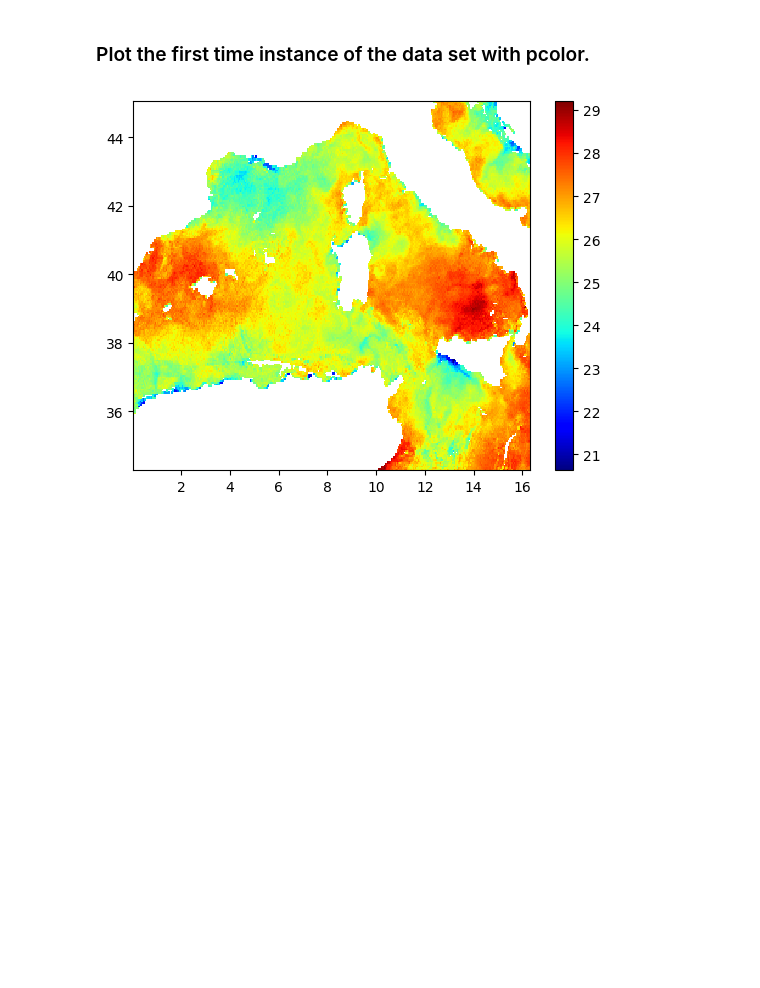
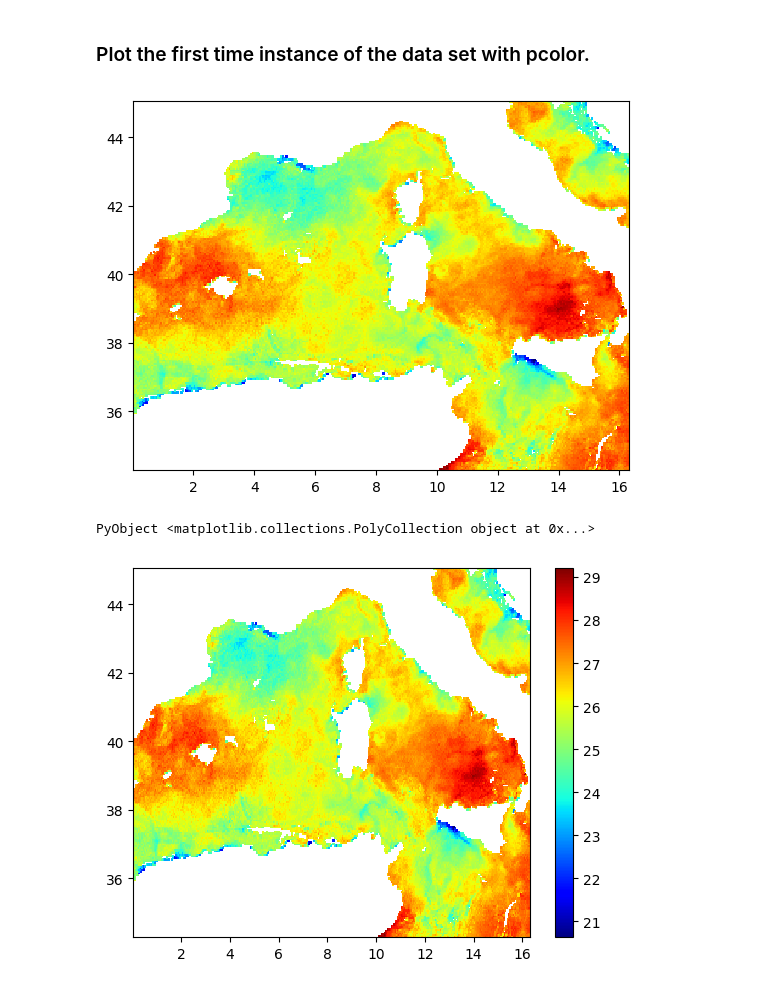
Before and after one commit to Alexander-Barth/JuliaTutorial, a Jupyter notebook: Julia Tutorial of Data Analysis in Oceanography.ipynb, the cells around one changed output. Cells and saved outputs as stored; diff of their text form; code cells hidden in the pictures; blank space fills up the shorter version.

```diff
--- a/Julia Tutorial of Data Analysis in Oceanography.ipynb
+++ b/Julia Tutorial of Data Analysis in Oceanography.ipynb
@@ -994,6 +1183,16 @@ pcolor(lon,lat,tmp[:,:,1]'); colorbar()
 LoadError: UndefVarError: tmp not defined
 # %% [markdown]
 ### Plot the first time instance of the data set with pcolor.
+# %%
+ds = Dataset("WesternMedSST.nc")
+lon = ds["lon"][:]
+lat = ds["lat"][:]
+close(ds)
+
+pcolor(lon,lat,SST[:,:,1]')
+# %% [output]
+[figure, added]
+PyObject <matplotlib.collections.PolyCollection object at 0x...>
 # %%
 pcolor(lon,lat,SST[:,:,1]');
 colorbar()
```
Also changed, not shown: parts of 45 cells of this notebook.
